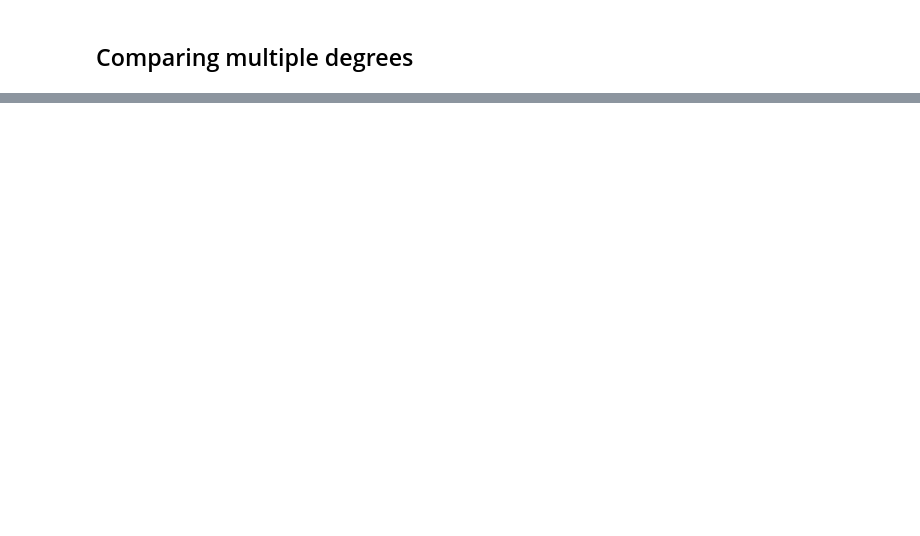
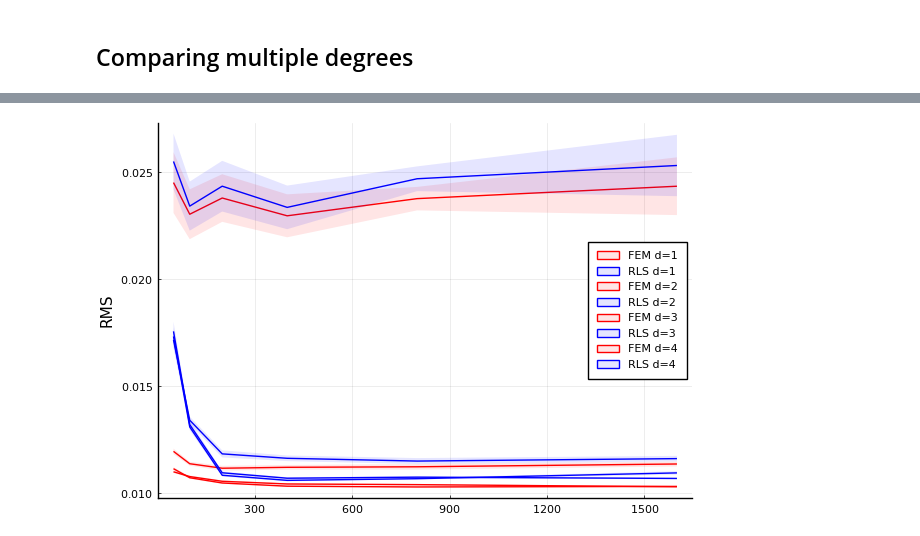
Before and after one commit to biaslab/nsi-silverbox, a Jupyter notebook: experiments-verification/collect-results.ipynb, the cells around one changed output, grey strips where cells are left out. Saved outputs shown, nothing was run; the diff lists cells and outputs as text; code cells hidden in the pictures; blank space fills up the shorter version.

```diff
--- a/experiments-verification/collect-results.ipynb
+++ b/experiments-verification/collect-results.ipynb
@@ -226,2 +194,23 @@ plot!(results_array[1,:,deg],
+# %%
+alpha = 0.1
+
+p3 = plot()
+for deg in [1,2,3,4]
+
+    plot!(NT, results_array[1,:,deg],
+          ribbon=[results_array[2,:,deg] results_array[2,:,deg]],
+          color="red",
+          label="FEM d="*string(deg),
+          fillalpha=alpha,
+          ylabel="RMS")
+    plot!(NT, results_array[3,:,deg],
+          ribbon=[results_array[4,:,deg] results_array[4,:,deg]],
+          color="blue",
+          fillalpha=alpha,
+          label="RLS d="*string(deg))
+end
+plot!()
+# %% [output]
+[figure, added]
 # %%
 savefig(p3, "figures/RMS-NARX_all-degrees.png")
```
Also changed, not shown: parts of 12 cells of this notebook, 1 other file.
